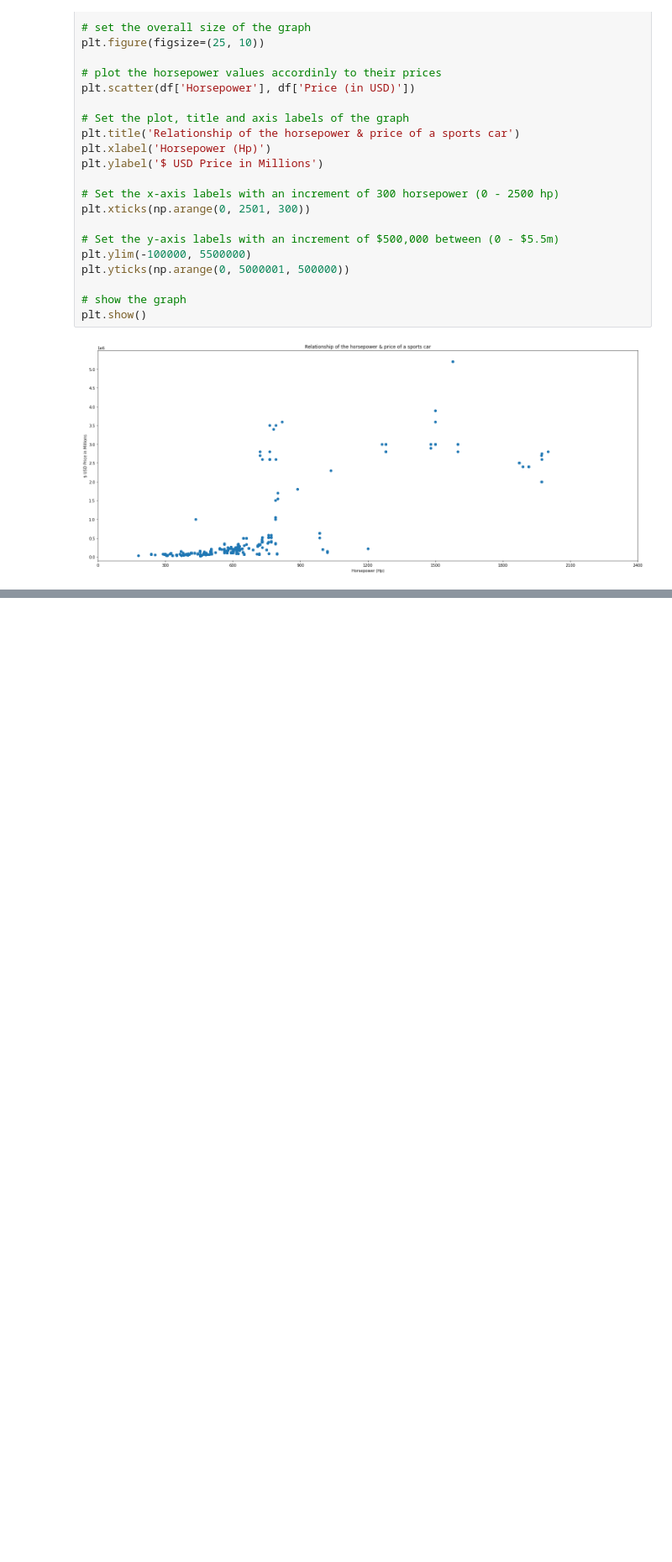
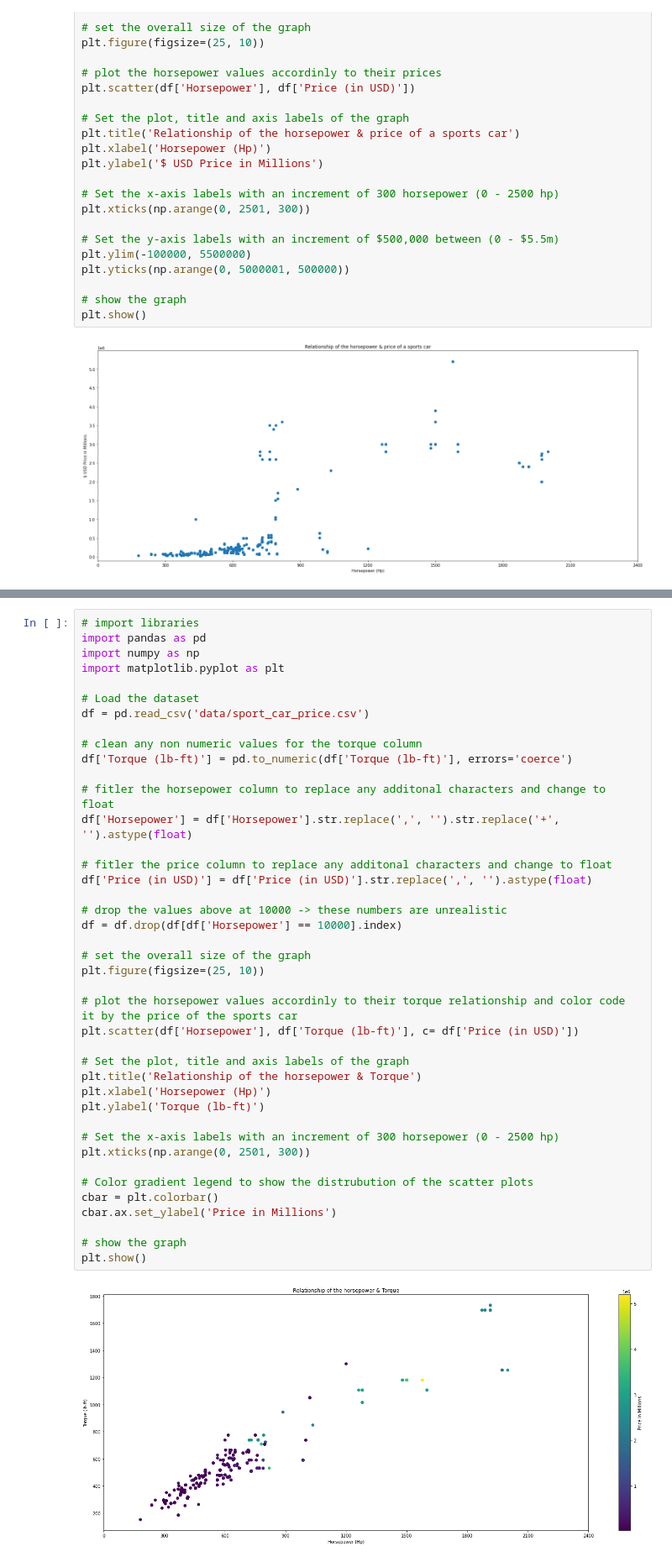
Before and after one commit to NishTewari/Data-Visualization-Project, a Jupyter notebook: Project.ipynb, the cells around one changed output, grey strips where cells are left out. Shown at 84% size. Drawn from its saved outputs; the diff is of its cells as text; blank space fills up the shorter version.

Commit message:
finish last graph
Co-Authored-By: Dhar <77247670+DharPtl@users.noreply.github.com>

```diff
--- a/Project.ipynb
+++ b/Project.ipynb
@@ -163,0 +168,43 @@ plt.show()
+# %%
+# import libraries
+import pandas as pd
+import numpy as np
+import matplotlib.pyplot as plt
+
+# Load the dataset
+df = pd.read_csv('data/sport_car_price.csv')
+
+# clean any non numeric values for the torque column
+df['Torque (lb-ft)'] = pd.to_numeric(df['Torque (lb-ft)'], errors='coerce')
+
+# fitler the horsepower column to replace any additonal characters and change to float
+df['Horsepower'] = df['Horsepower'].str.replace(',', '').str.replace('+', '').astype(float)
+
+# fitler the price column to replace any additonal characters and change to float
+df['Price (in USD)'] = df['Price (in USD)'].str.replace(',', '').astype(float)
+
+# drop the values above at 10000 -> these numbers are unrealistic
+df = df.drop(df[df['Horsepower'] == 10000].index)
+
+# set the overall size of the graph
+plt.figure(figsize=(25, 10))
+
+# plot the horsepower values accordinly to their torque relationship and color code it by the price of the sports car
+plt.scatter(df['Horsepower'], df['Torque (lb-ft)'], c= df['Price (in USD)'])
+
+# Set the plot, title and axis labels of the graph
+plt.title('Relationship of the horsepower & Torque')
+plt.xlabel('Horsepower (Hp)')
+plt.ylabel('Torque (lb-ft)')
+
+# Set the x-axis labels with an increment of 300 horsepower (0 - 2500 hp)
+plt.xticks(np.arange(0, 2501, 300))
+
+# Color gradient legend to show the distrubution of the scatter plots
+cbar = plt.colorbar()
+cbar.ax.set_ylabel('Price in Millions')
+
+# show the graph
+plt.show()
+# %% [output]
+[figure, added]
```
Also changed, not shown: parts of 5 cells of this notebook.
